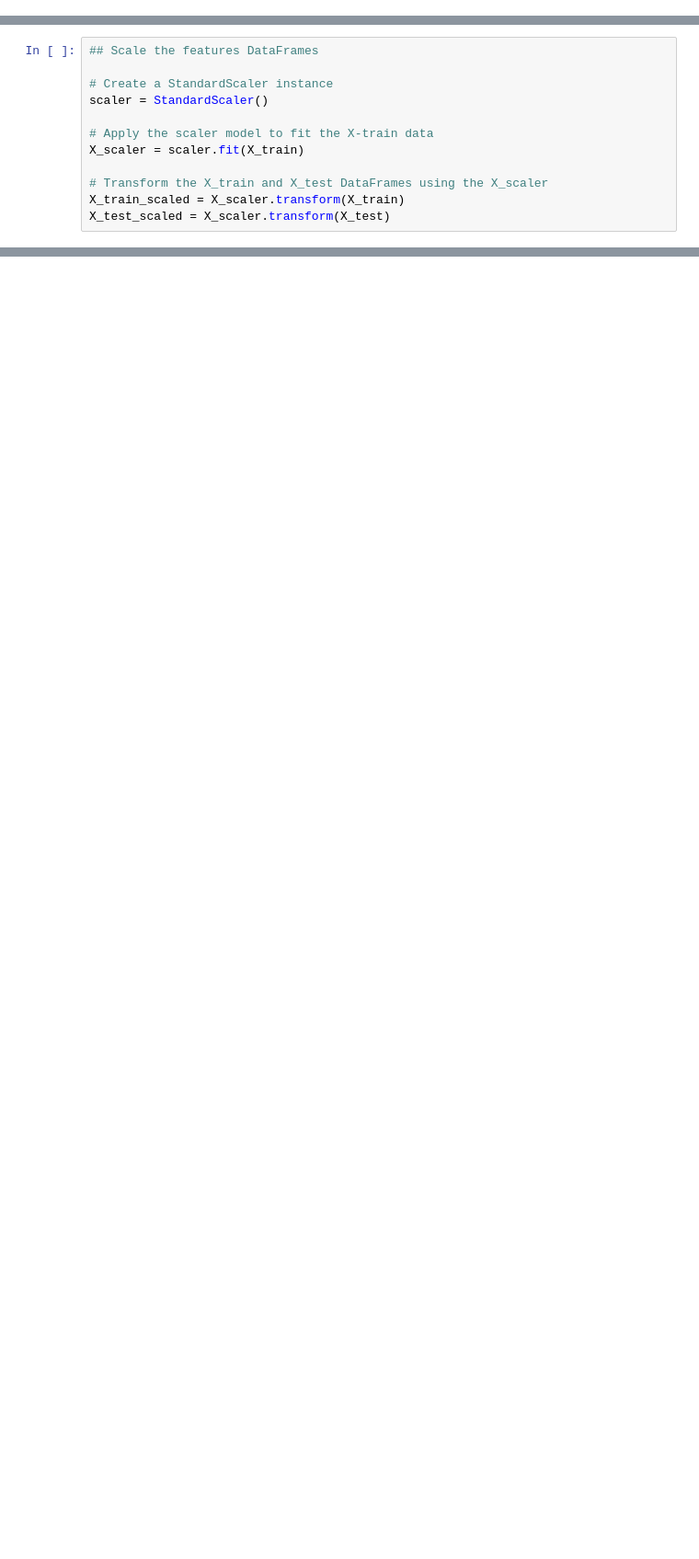
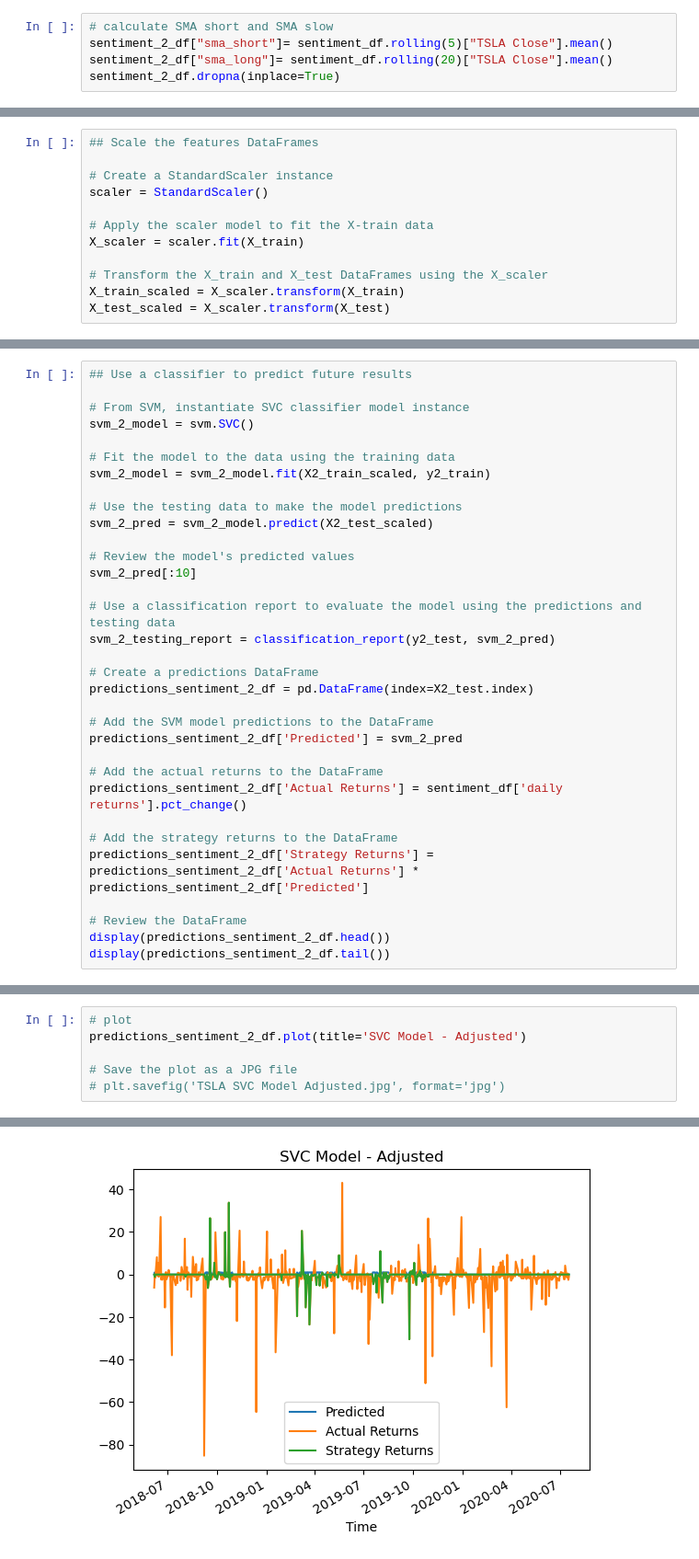
Before and after one commit to bittraidr/Sentiment_Analysis_Study_Multiple_Models, a Jupyter notebook: Branches/Edward.ipynb, the cells around one changed output, grey strips where cells are left out. Shown at 92% size. Saved outputs shown, nothing was run; the diff lists cells and outputs as text; blank space fills up the shorter version.

```diff
--- a/Branches/Edward.ipynb
+++ b/Branches/Edward.ipynb
@@ -148,0 +150,5 @@ NameError: name 'signals_df' is not defined
+# %%
+# calculate SMA short and SMA slow
+sentiment_2_df["sma_short"]= sentiment_df.rolling(5)["TSLA Close"].mean()
+sentiment_2_df["sma_long"]= sentiment_df.rolling(20)["TSLA Close"].mean()
+sentiment_2_df.dropna(inplace=True)
@@ -269,0 +421,33 @@ baseline_plot.plot()
+# %%
+## Use a classifier to predict future results
+
+# From SVM, instantiate SVC classifier model instance
+svm_2_model = svm.SVC()
+
+# Fit the model to the data using the training data
+svm_2_model = svm_2_model.fit(X2_train_scaled, y2_train)
+
+# Use the testing data to make the model predictions
+svm_2_pred = svm_2_model.predict(X2_test_scaled)
+
+# Review the model's predicted values
+svm_2_pred[:10]
+
+# Use a classification report to evaluate the model using the predictions and testing data
+svm_2_testing_report = classification_report(y2_test, svm_2_pred)
+
+# Create a predictions DataFrame
+predictions_sentiment_2_df = pd.DataFrame(index=X2_test.index)
+
+# Add the SVM model predictions to the DataFrame
+predictions_sentiment_2_df['Predicted'] = svm_2_pred
+
+# Add the actual returns to the DataFrame
+predictions_sentiment_2_df['Actual Returns'] = sentiment_df['daily returns'].pct_change()
+
+# Add the strategy returns to the DataFrame
+predictions_sentiment_2_df['Strategy Returns'] = predictions_sentiment_2_df['Actual Returns'] * predictions_sentiment_2_df['Predicted']
+
+# Review the DataFrame
+display(predictions_sentiment_2_df.head())
+display(predictions_sentiment_2_df.tail())
@@ -269,0 +469,7 @@ baseline_plot.plot()
+# %%
+# plot
+predictions_sentiment_2_df.plot(title='SVC Model - Adjusted')
+
+# Save the plot as a JPG file
+# plt.savefig('TSLA SVC Model Adjusted.jpg', format='jpg')
+# %% [output]
@@ -269,0 +477 @@ baseline_plot.plot()
+[figure, added]
```
Also changed, not shown: parts of 82 cells of this notebook, 2 other files.
